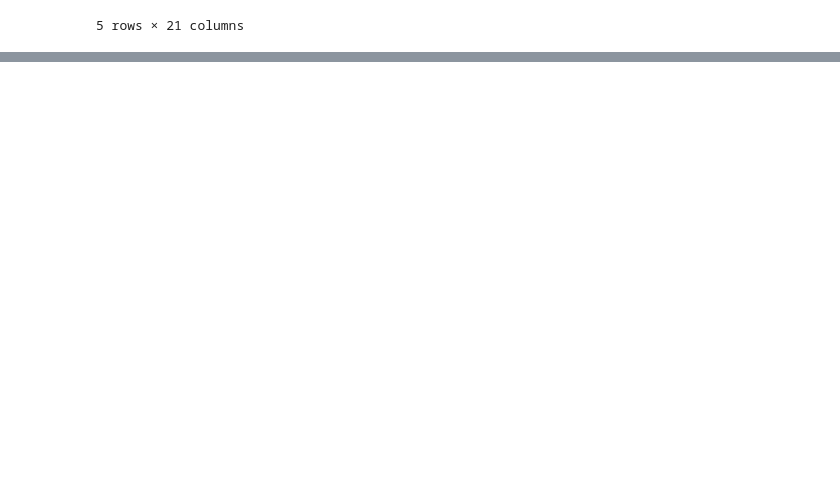
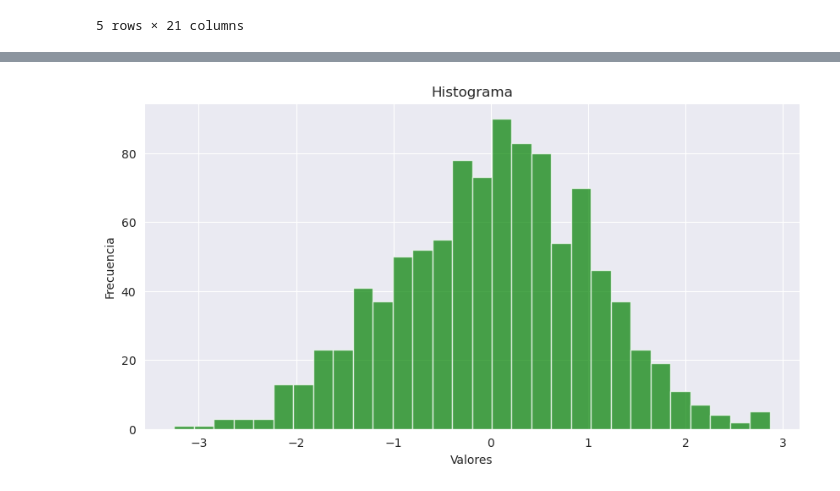
Before and after one commit to Lorex-xus/Herpetario, a Jupyter notebook: DataSciente101.ipynb, the cells around one changed output, grey strips where cells are left out. Drawn from its saved outputs; the diff is of its cells as text; code cells hidden in the pictures; blank space fills up the shorter version.

```diff
--- a/DataSciente101.ipynb
+++ b/DataSciente101.ipynb
@@ -292,0 +341,12 @@ data_csv.sample(5)  # Muestra una muestra aleatoria de 5 filas
+# %%
+# Crear un histograma
+data = np.random.randn(1000)  # Genera 1000 puntos aleatorios de una distribución normal
+plt.figure(figsize=(10, 5))  # Define el tamaño de la figura
+plt.hist(data, bins=30, color='green', alpha=0.7)  # Crea el histograma
+plt.title('Histograma')  # Título del gráfico
+plt.xlabel('Valores')  # Etiqueta del eje X
+plt.ylabel('Frecuencia')  # Etiqueta del eje Y
+plt.grid(True)  # Muestra la cuadrícula
+plt.show()  # Muestra el gráfico
+# %% [output]
+[figure, added]
```
Also changed, not shown: parts of 20 cells of this notebook.
